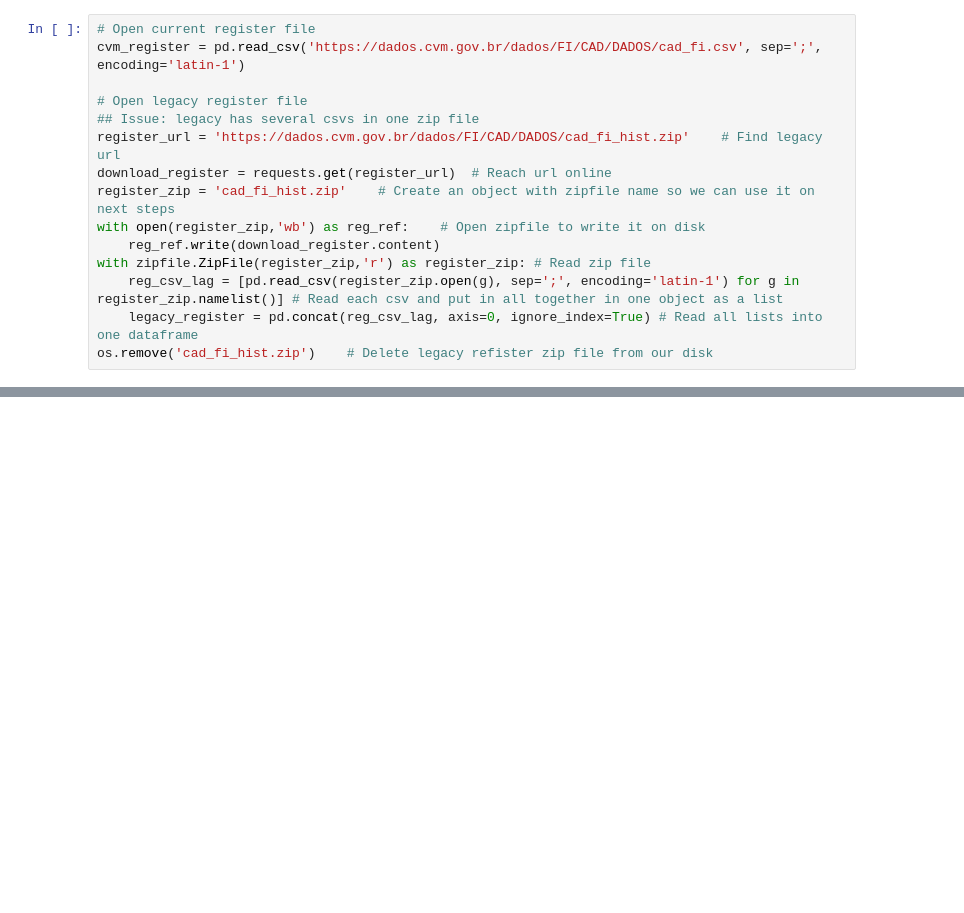
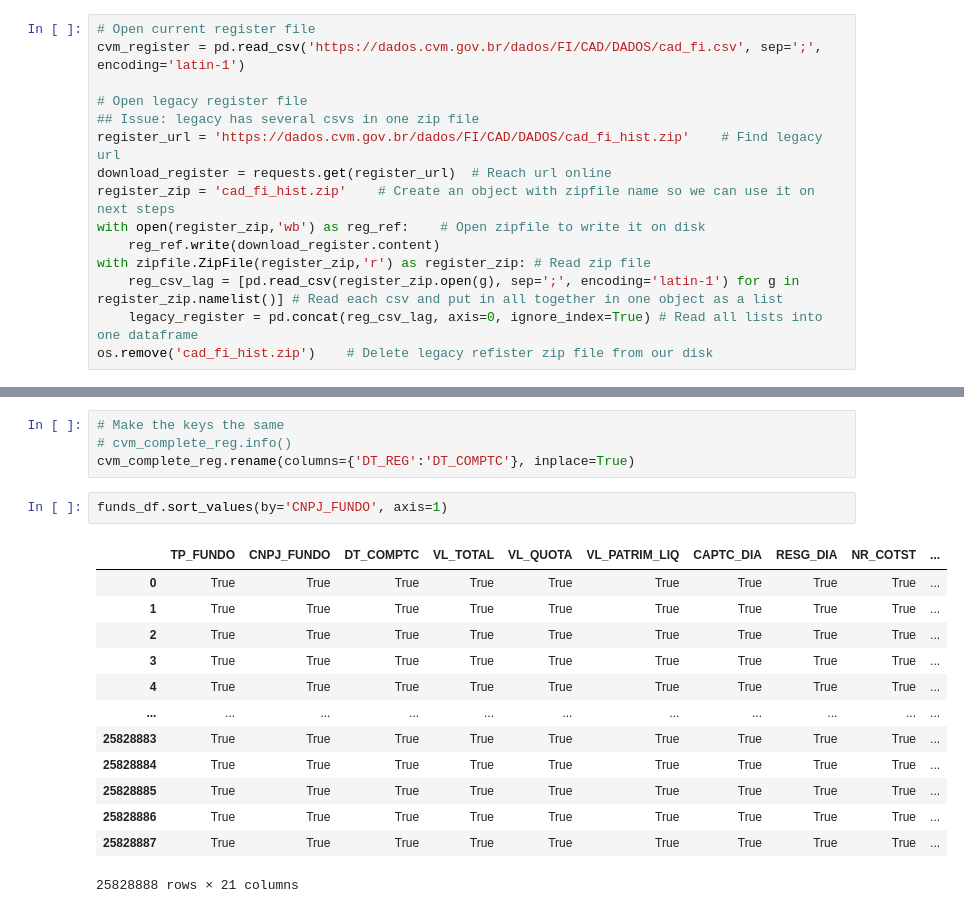
Before and after one commit to Ana-Akaishi/data-science-projects, a Jupyter notebook: BR Investment Funds.ipynb, the cells around one changed output, grey strips where cells are left out. Drawn from its saved outputs; the diff is of its cells as text; blank space fills up the shorter version.

```diff
--- a/BR Investment Funds.ipynb
+++ b/BR Investment Funds.ipynb
@@ -303,0 +427,20 @@ cvm_complete_reg.tail()
+# %%
+# Make the keys the same
+# cvm_complete_reg.info()
+cvm_complete_reg.rename(columns={'DT_REG':'DT_COMPTC'}, inplace=True)
+# %%
+funds_df.sort_values(by='CNPJ_FUNDO', axis=1)
+# %% [output]
+|  | TP_FUNDO | CNPJ_FUNDO | DT_COMPTC | VL_TOTAL | VL_QUOTA | VL_PATRIM_LIQ | CAPTC_DIA | RESG_DIA | NR_COTST | ... |
+| 0 | True | True | True | True | True | True | True | True | True | ... |
+| 1 | True | True | True | True | True | True | True | True | True | ... |
+| 2 | True | True | True | True | True | True | True | True | True | ... |
+| 3 | True | True | True | True | True | True | True | True | True | ... |
+| 4 | True | True | True | True | True | True | True | True | True | ... |
+| ... | ... | ... | ... | ... | ... | ... | ... | ... | ... | ... |
+| 25828883 | True | True | True | True | True | True | True | True | True | ... |
+| 25828884 | True | True | True | True | True | True | True | True | True | ... |
+| 25828885 | True | True | True | True | True | True | True | True | True | ... |
+| 25828886 | True | True | True | True | True | True | True | True | True | ... |
+| 25828887 | True | True | True | True | True | True | True | True | True | ... |
+25828888 rows × 21 columns
```
Also changed, not shown: parts of 26 cells of this notebook.
